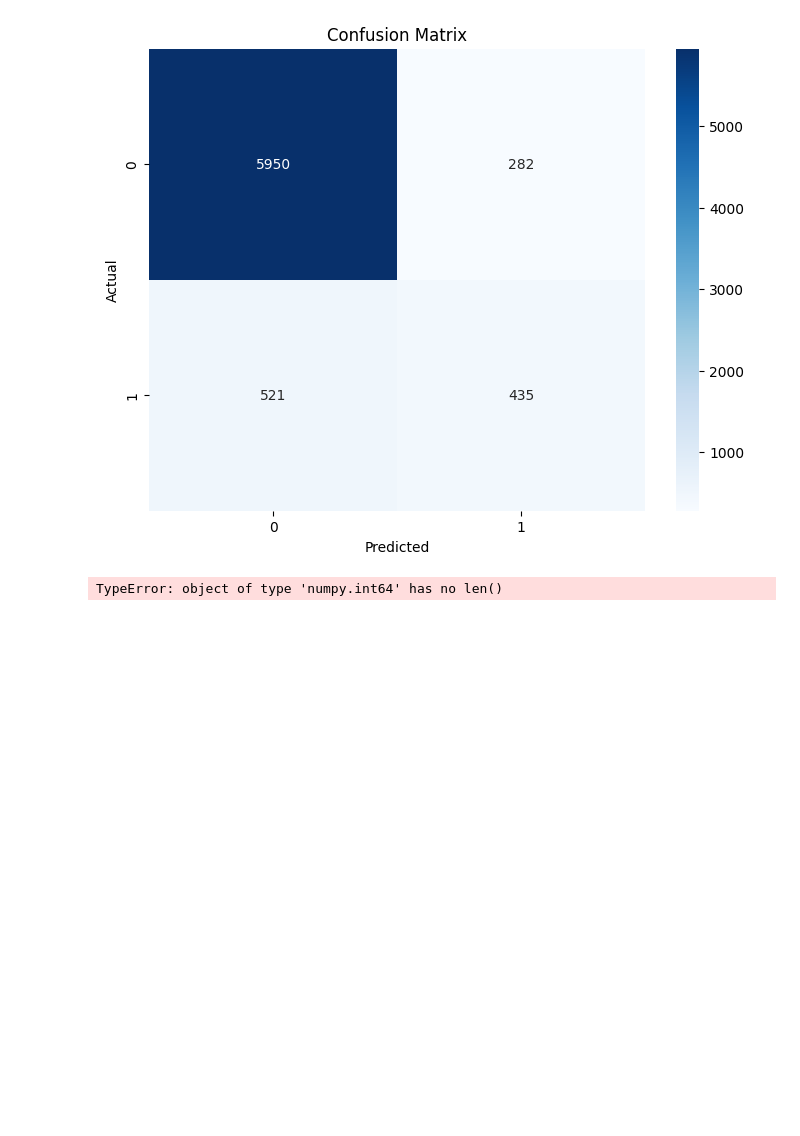
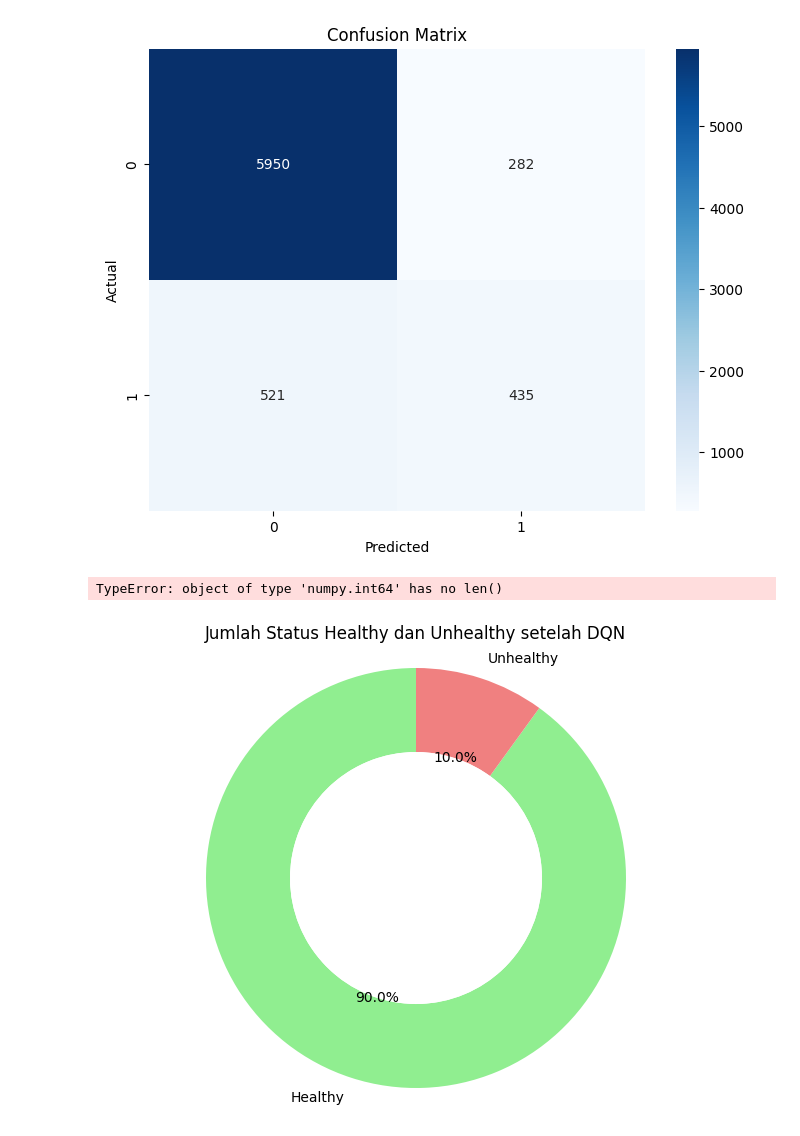
Before and after one commit to royhankamil/Machine-Learning-Project, a Jupyter notebook: external_task_project/cloud/_/metric_dqn_remake.ipynb, the cells around one changed output. Drawn from its saved outputs; the diff is of its cells as text; code cells hidden in the pictures; blank space fills up the shorter version.

```diff
--- a/external_task_project/cloud/_/metric_dqn_remake.ipynb
+++ b/external_task_project/cloud/_/metric_dqn_remake.ipynb
@@ -339,0 +406,21 @@ pd_data.to_csv("data")
+# %%
+import matplotlib.pyplot as plt
+# s
+# Hitung jumlah status 0 dan 1 dari predicted_labels_df
+healthy_count = predicted_labels_df[predicted_labels_df['Status'] == 0].shape[0]
+unhealthy_count = predicted_labels_df[predicted_labels_df['Status'] == 1].shape[0]
+
+# Data untuk plot
+status_labels = ['Healthy', 'Unhealthy']
+status_counts = [healthy_count, unhealthy_count]
+colors = ['lightgreen', 'lightcoral']
+
+# Plot donut chart
+plt.figure(figsize=(8, 6))
+plt.pie(status_counts, labels=status_labels, colors=colors, autopct='%1.1f%%', startangle=90, wedgeprops=dict(width=0.4))
+plt.gca().add_artist(plt.Circle((0, 0), 0.6, fc='white'))  # Menambahkan lingkaran tengah untuk membuat donut chart
+plt.axis('equal')  # Memastikan lingkaran berukuran sama sehingga terlihat seperti donut
+plt.title('Jumlah Status Healthy dan Unhealthy setelah DQN')
+plt.show()
+# %% [output]
+[figure, added]
```
Also changed, not shown: parts of 11 cells of this notebook, 1 other file.
